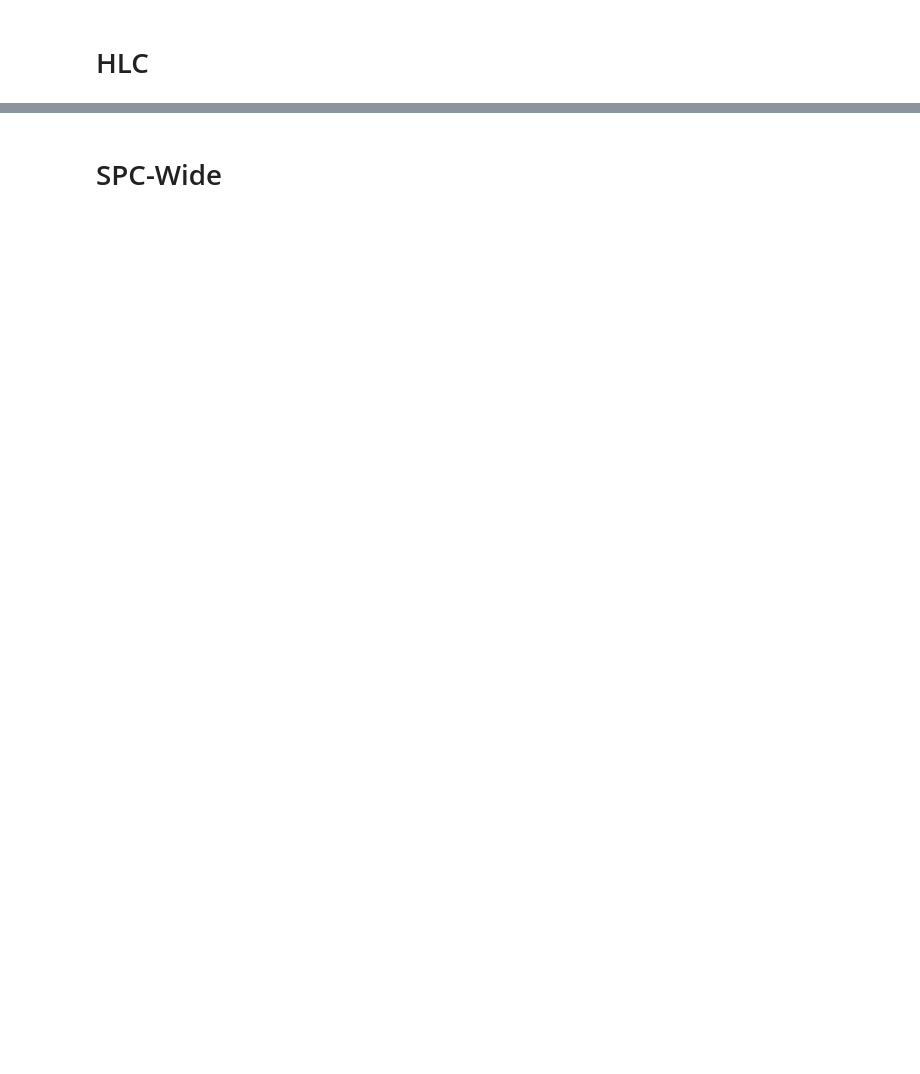
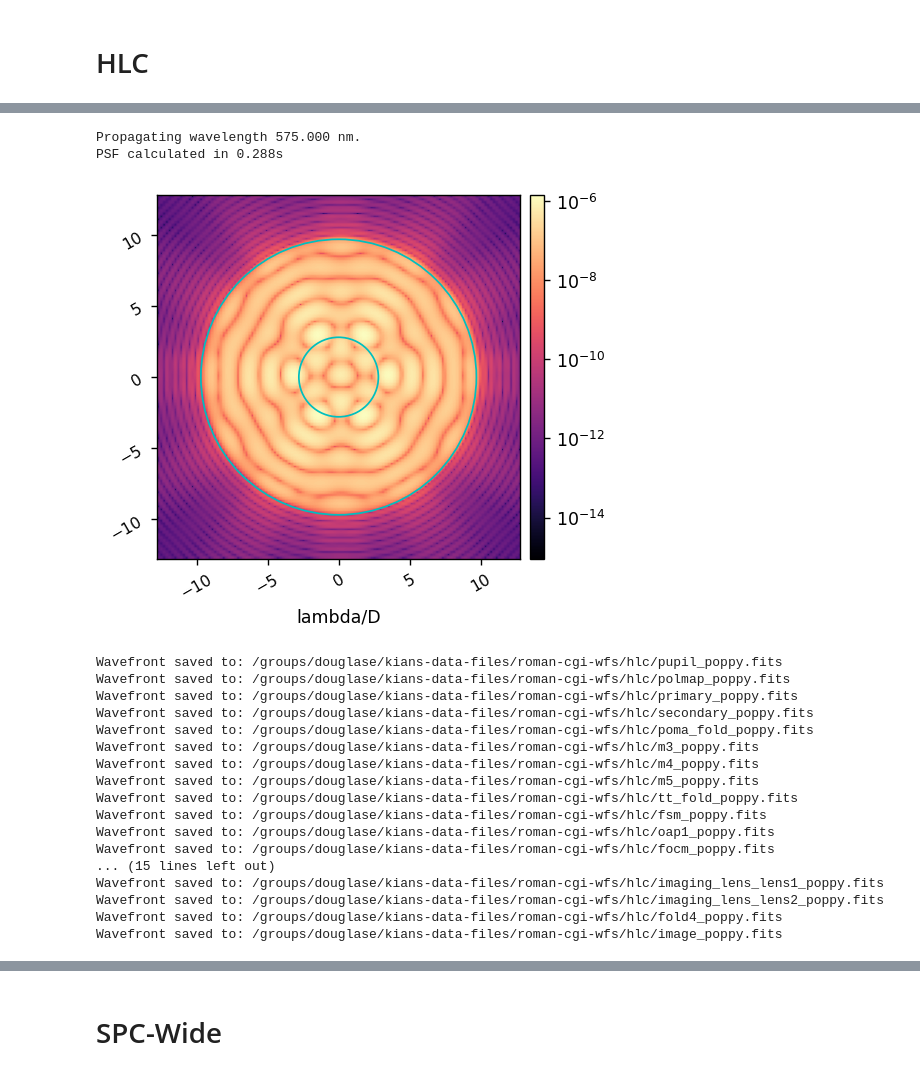
Before and after one commit to kian1377/roman-cgi-phasec-poppy, a Jupyter notebook: poppy_cgi_debugging.ipynb, the cells around one changed output, grey strips where cells are left out. Saved outputs shown, nothing was run; the diff lists cells and outputs as text; code cells hidden in the pictures; blank space fills up the shorter version.

```diff
--- a/poppy_cgi_debugging.ipynb
+++ b/poppy_cgi_debugging.ipynb
@@ -53,3 +48,19 @@ def save_wf(wavefront, fname):
     print( 'Wavefront saved to: '+str(wf_fpath) )
 # %% [markdown]
 # HLC
+# %%
+poppy_log.disabled = True
+
+reload(cgi)
+hlc = cgi.CGI(cgi_mode='hlc', npsf=128, psf_pixelscale_lamD=0.2,
+              use_fpm=True,
+              use_pupil_defocus=False,
+              polaxis=0,
+#               use_opds=True,
+             )
+
+iwa = 2.8
+owa = 9.7
+
+misc.myimshow3(np.abs(hlc.fpm_phasor)**2, np.angle(hlc.fpm_phasor), hlc.fpm_mask)
+if hlc.polaxis!=0: misc.myimshow2(hlc.POLMAP.amplitude, hlc.POLMAP.opd)
@@ -56 +70,33 @@ def save_wf(wavefront, fname):
+# %%
+wfs = hlc.calc_wfs()
+
+psf_mono = wfs[-1].intensity
+
+patches = [Circle((0, 0), iwa, color='c', fill=False), Circle((0, 0), owa, color='c', fill=False)]
+misc.myimshow(psf_mono, lognorm=True, pxscl=hlc.psf_pixelscale_lamD, patches=patches, )
+
+wf_dir = Path('/groups/douglase/kians-data-files/roman-cgi-wfs/hlc')
+for i,wf in enumerate(wfs):
+    save_wf(wf, hlc.optics[i])
+# %% [output]
+Propagating wavelength 575.000 nm.
+PSF calculated in 0.288s
+[figure, added]
+Wavefront saved to: /groups/douglase/kians-data-files/roman-cgi-wfs/hlc/pupil_poppy.fits
+Wavefront saved to: /groups/douglase/kians-data-files/roman-cgi-wfs/hlc/polmap_poppy.fits
+Wavefront saved to: /groups/douglase/kians-data-files/roman-cgi-wfs/hlc/primary_poppy.fits
+Wavefront saved to: /groups/douglase/kians-data-files/roman-cgi-wfs/hlc/secondary_poppy.fits
+Wavefront saved to: /groups/douglase/kians-data-files/roman-cgi-wfs/hlc/poma_fold_poppy.fits
+Wavefront saved to: /groups/douglase/kians-data-files/roman-cgi-wfs/hlc/m3_poppy.fits
+Wavefront saved to: /groups/douglase/kians-data-files/roman-cgi-wfs/hlc/m4_poppy.fits
+Wavefront saved to: /groups/douglase/kians-data-files/roman-cgi-wfs/hlc/m5_poppy.fits
+Wavefront saved to: /groups/douglase/kians-data-files/roman-cgi-wfs/hlc/tt_fold_poppy.fits
+Wavefront saved to: /groups/douglase/kians-data-files/roman-cgi-wfs/hlc/fsm_poppy.fits
+Wavefront saved to: /groups/douglase/kians-data-files/roman-cgi-wfs/hlc/oap1_poppy.fits
+Wavefront saved to: /groups/douglase/kians-data-files/roman-cgi-wfs/hlc/focm_poppy.fits
+... (15 lines left out)
+Wavefront saved to: /groups/douglase/kians-data-files/roman-cgi-wfs/hlc/imaging_lens_lens1_poppy.fits
+Wavefront saved to: /groups/douglase/kians-data-files/roman-cgi-wfs/hlc/imaging_lens_lens2_poppy.fits
+Wavefront saved to: /groups/douglase/kians-data-files/roman-cgi-wfs/hlc/fold4_poppy.fits
+Wavefront saved to: /groups/douglase/kians-data-files/roman-cgi-wfs/hlc/image_poppy.fits
 # %%
```
Also changed, not shown: parts of 11 cells of this notebook, 8 other files.
